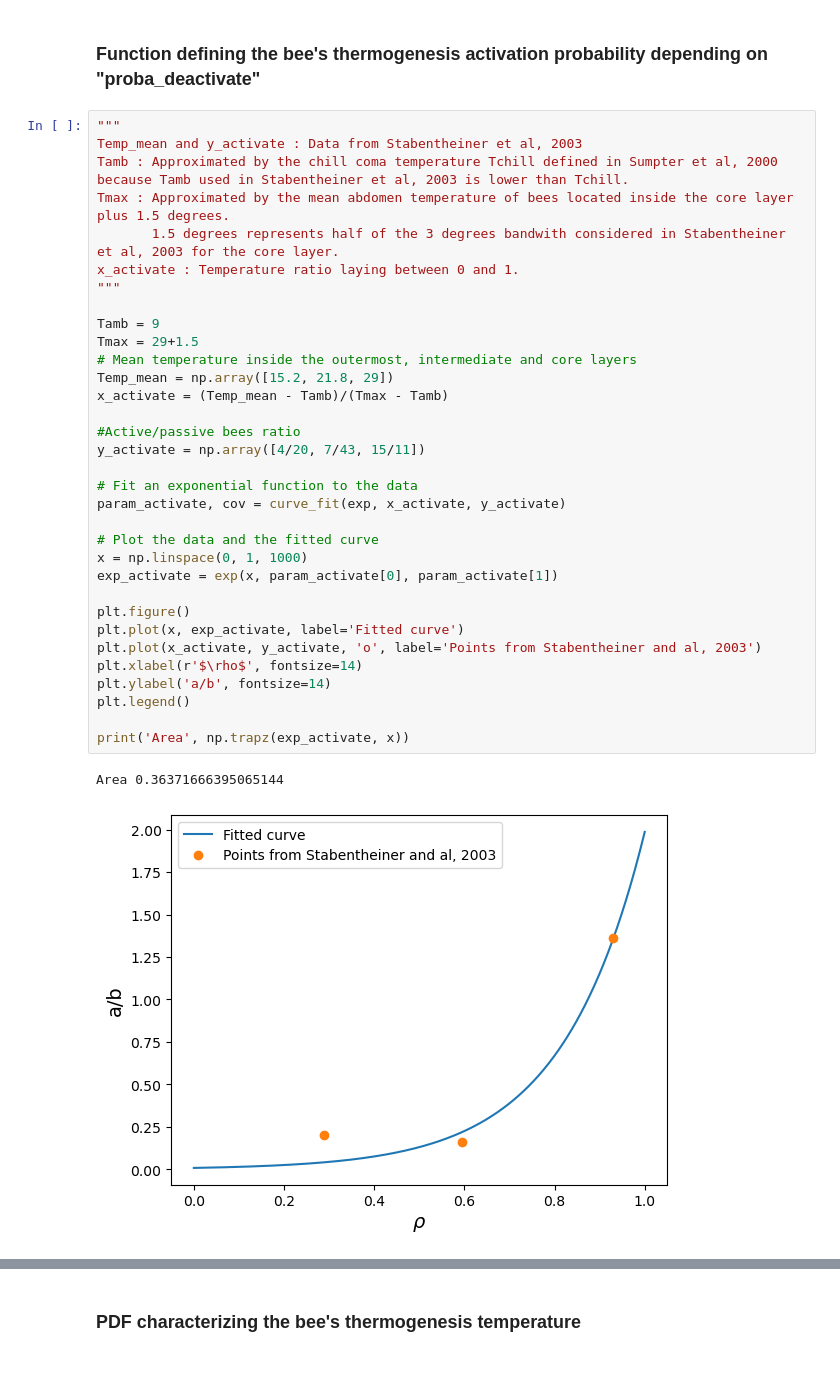
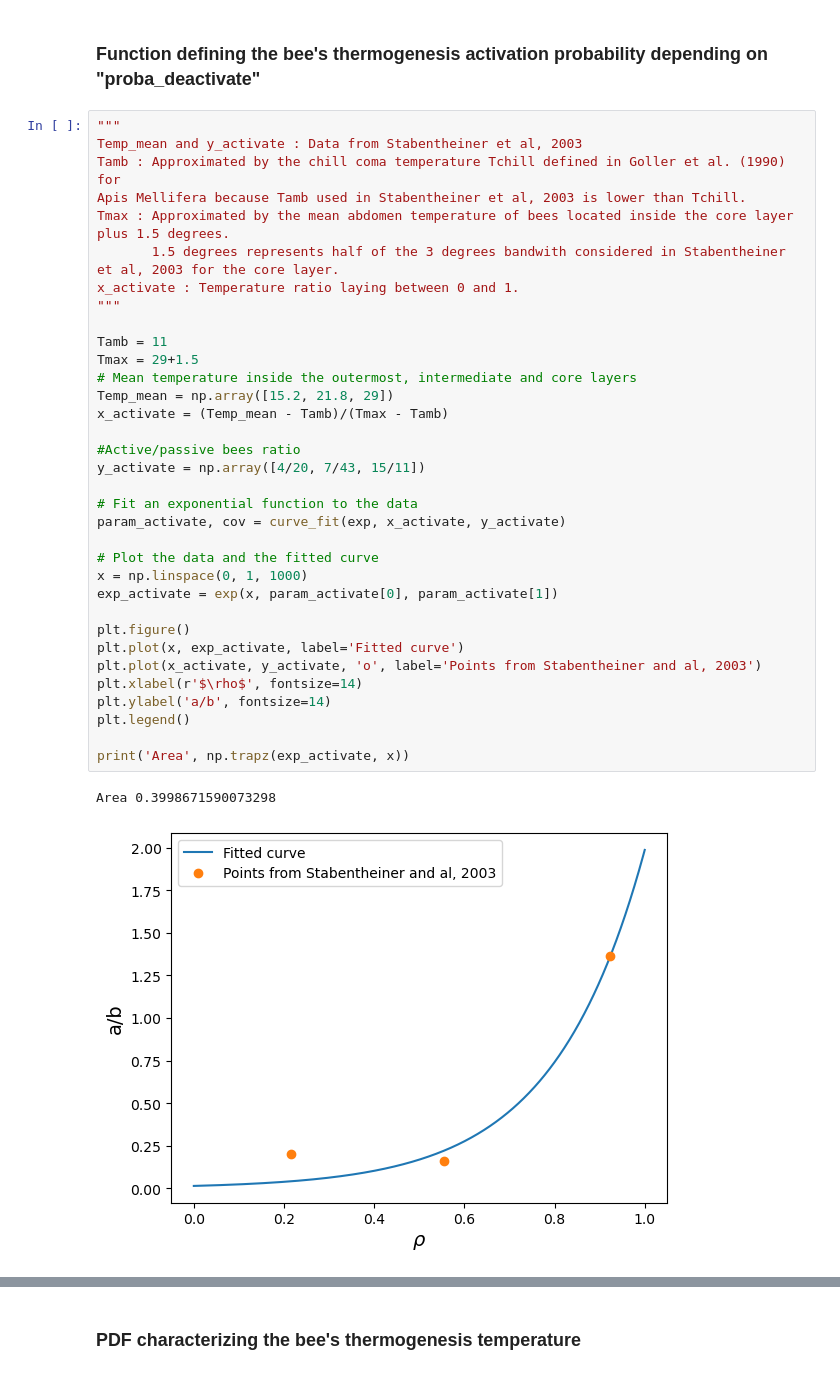
Before and after one commit to epfl-mobots/WinterClusterModelling, a Jupyter notebook: Development/parameters.ipynb, the cells around one changed output, grey strips where cells are left out. Cells and saved outputs as stored; diff of their text form.

```diff
--- a/Development/parameters.ipynb
+++ b/Development/parameters.ipynb
@@ -13,39 +13,40 @@ def exp(x, a, b):
 # %%
 """
 Temp_mean and y_activate : Data from Stabentheiner et al, 2003
-Tamb : Approximated by the chill coma temperature Tchill defined in Sumpter et al, 2000 because Tamb used in Stabentheiner et al, 2003 is lower than Tchill.
+Tamb : Approximated by the chill coma temperature Tchill defined in Goller et al. (1990) for
+Apis Mellifera because Tamb used in Stabentheiner et al, 2003 is lower than Tchill.
 Tmax : Approximated by the mean abdomen temperature of bees located inside the core layer plus 1.5 degrees.
        1.5 degrees represents half of the 3 degrees bandwith considered in Stabentheiner et al, 2003 for the core layer.
 x_activate : Temperature ratio laying between 0 and 1.
 """
 
-Tamb = 9
+Tamb = 11
 Tmax = 29+1.5
 # Mean temperature inside the outermost, intermediate and core layers
 Temp_mean = np.array([15.2, 21.8, 29])
 x_activate = (Temp_mean - Tamb)/(Tmax - Tamb)
 
 #Active/passive bees ratio
 y_activate = np.array([4/20, 7/43, 15/11])
 
 # Fit an exponential function to the data
 param_activate, cov = curve_fit(exp, x_activate, y_activate)
 
 # Plot the data and the fitted curve
 x = np.linspace(0, 1, 1000)
 exp_activate = exp(x, param_activate[0], param_activate[1])
 
 plt.figure()
 plt.plot(x, exp_activate, label='Fitted curve')
 plt.plot(x_activate, y_activate, 'o', label='Points from Stabentheiner and al, 2003')
 plt.xlabel(r'$\rho$', fontsize=14)
 plt.ylabel('a/b', fontsize=14)
 plt.legend()
 
 print('Area', np.trapz(exp_activate, x))
 # %% [output]
-Area 0.36371666395065144
+Area 0.3998671590073298
-[figure, old version]
+[figure, new version]
 # %%
 """Multiply these values with the deactivatition probability to compute the parameters of the final activation function."""
 
```
Also changed, not shown: parts of 2 cells of this notebook, 9 other files.
